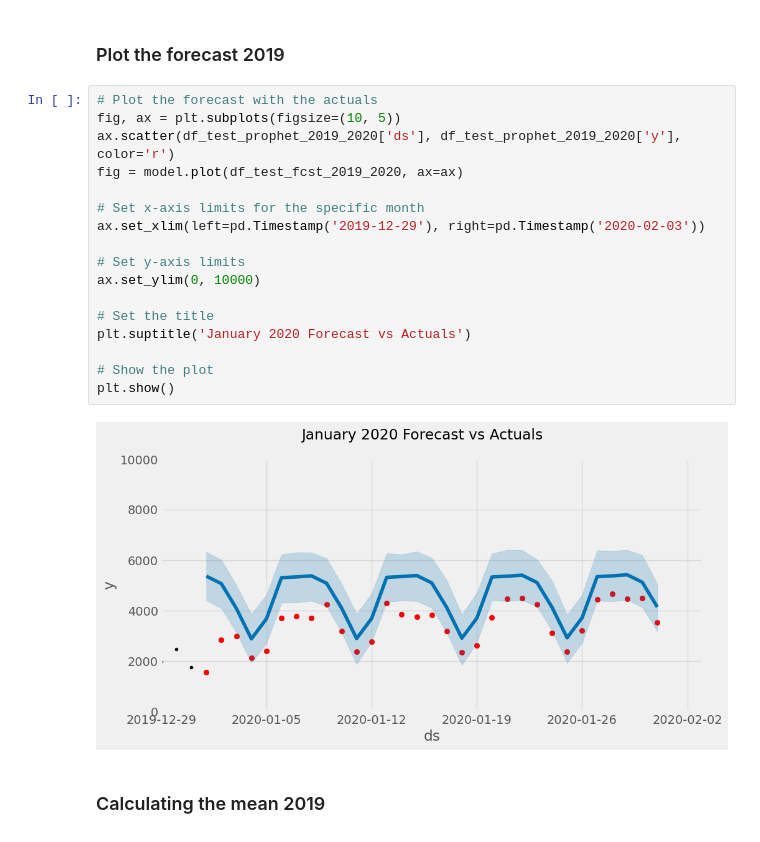
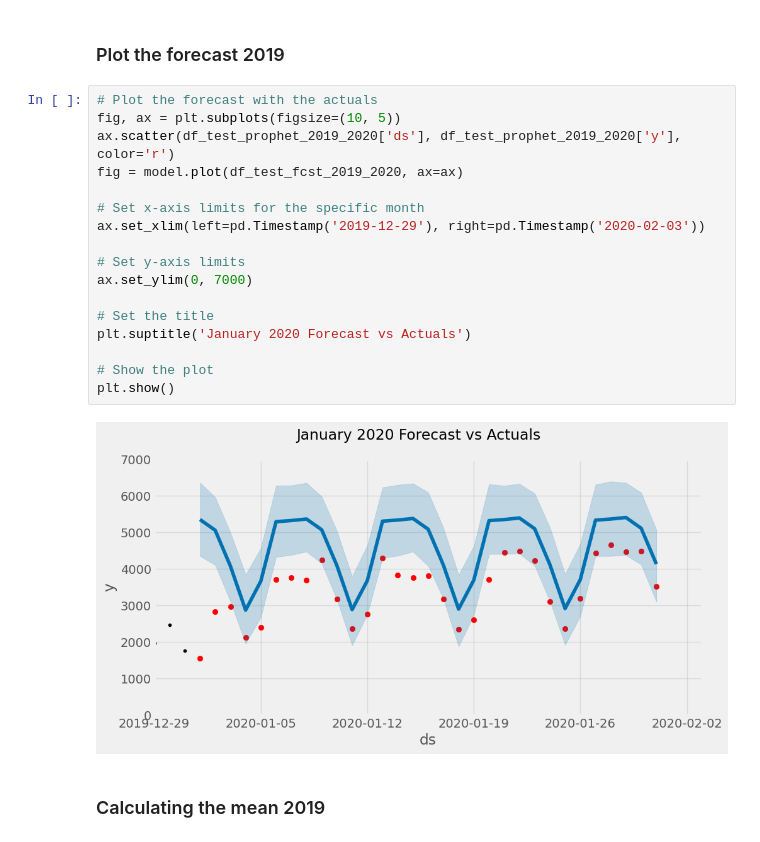
Before and after one commit to sebgro98/traffic-prediction, a Jupyter notebook: Prohpet_forecast.ipynb, the cells around one changed output. Saved outputs shown, nothing was run; the diff lists cells and outputs as text.

```diff
--- a/Prohpet_forecast.ipynb
+++ b/Prohpet_forecast.ipynb
@@ -450,22 +450,22 @@ df_test_fcst_2019_2020.head()
 # %%
 # Plot the forecast with the actuals
 fig, ax = plt.subplots(figsize=(10, 5))
 ax.scatter(df_test_prophet_2019_2020['ds'], df_test_prophet_2019_2020['y'], color='r')
 fig = model.plot(df_test_fcst_2019_2020, ax=ax)
 
 # Set x-axis limits for the specific month
 ax.set_xlim(left=pd.Timestamp('2019-12-29'), right=pd.Timestamp('2020-02-03'))
 
 # Set y-axis limits
-ax.set_ylim(0, 10000)
+ax.set_ylim(0, 7000)
 
 # Set the title
 plt.suptitle('January 2020 Forecast vs Actuals')
 
 # Show the plot
 plt.show()
 # %% [output]
-[figure, old version]
+[figure, new version]
 # %% [markdown]
 ### Calculating the mean 2019
 # %%
```
Also changed, not shown: parts of 11 cells of this notebook, 1 other file.
